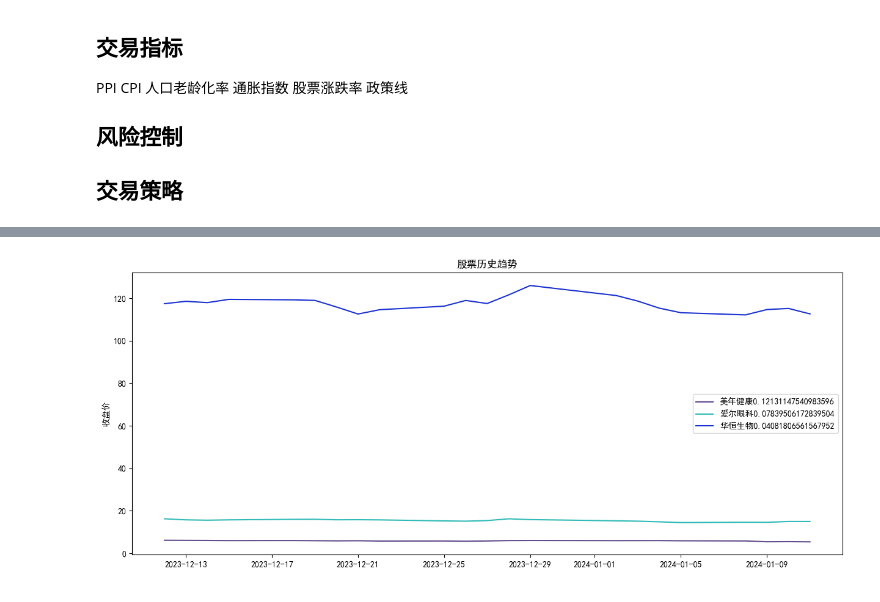
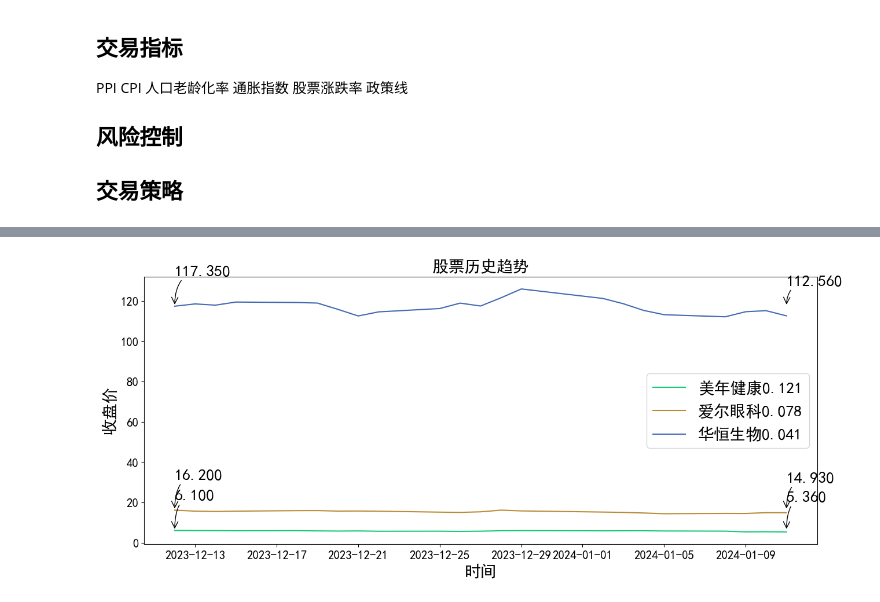
Before and after one commit to xiyanxiyan10/easyquant, a Jupyter notebook: ch_cert/sz3000line.ipynb, the cells around one changed output, grey strips where cells are left out. Cells and saved outputs as stored; diff of their text form; code cells hidden in the pictures.

```diff
--- a/ch_cert/sz3000line.ipynb
+++ b/ch_cert/sz3000line.ipynb
@@ -173,35 +173,44 @@ def randomcolor():
     colorArr = ['1','2','3','4','5','6','7','8','9','A','B','C','D','E','F']
     color ="#"+''.join([random.choice(colorArr) for i in range(6)])
     return color
 
 def draw_one_code(ax, name, code, start_date, end_date):
     df = ak.stock_zh_a_hist(symbol=code, period="daily", start_date=start_date.strftime('%Y%m%d'), end_date=end_date.strftime('%Y%m%d'), adjust="")
     df = set_date(df, '日期')
     start_price = df.loc[start_date.strftime('%Y-%m-%d'), '收盘']
     end_price = df.loc[end_date.strftime('%Y-%m-%d'), '收盘']
     rate = (start_price - end_price) / start_price
-    ax.plot(df['日期'], df['收盘'], label=name + str(rate),color=randomcolor())
+    rate_str = "%.3f" % rate
+    ax.plot(df['日期'], df['收盘'], label=name + rate_str,color=randomcolor())
+
+
+    plt.annotate("%.3f" % df.iloc[0]['收盘'],xy=(df.iloc[0]['日期'],df.iloc[0]['收盘']), xytext=(df.iloc[0]['日期'],df.iloc[0]['收盘'] +15), \
+                 arrowprops=dict(arrowstyle="->",connectionstyle="angle3,angleA=0,angleB=-90", facecolor='blue'), fontsize=20)
+    plt.annotate("%.3f" % df.iloc[-1]['收盘'],xy=(df.iloc[-1]['日期'],df.iloc[0]['收盘']), xytext=(df.iloc[-1]['日期'],df.iloc[-1]['收盘'] +15), \
+                 arrowprops=dict(arrowstyle="->",connectionstyle="angle3,angleA=0,angleB=-90", facecolor='blue'), fontsize=20)
 
 #print(stock_zh_a_hist_df)
 mpl.rcParams['font.sans-serif']=['simhei']# 指定默认字体
 mpl.rcParams['axes.unicode_minus'] = False # 解决保存图像是负号'-'显示为方块的问题
 mpl.rcParams['figure.figsize'] = (15.0, 6.0)
 
 
 
 
 for i in range(len(codeList)):
     draw_one_code(plt, nameList[i], codeList[i], start_date, end_date)
 
-plt.title("股票历史趋势")
-plt.ylabel('收盘价')
-plt.legend(loc='best')
+plt.title("股票历史趋势", fontsize = 20)
+plt.ylabel('收盘价', fontsize=20)
+plt.xlabel('时间', fontsize=20)
+plt.tick_params(labelsize=15)
+plt.legend(loc='best', fontsize=20)
 
 #for index, row in stock_zh_a_hist_df.iterrows():
 #    if(row['收盘'] >= row['开盘']):
 #        axVol.bar(row['日期'],row['成交量']/1000000,width = 0.5,color='red')
 #    else:
 #        axVol.bar(row['日期'],row['成交量']/1000000,width = 0.5,color='green')
 plt.show()
 # %% [output]
-[figure, old version]
+[figure, new version]
```
Also changed, not shown: parts of 1 cell of this notebook.
